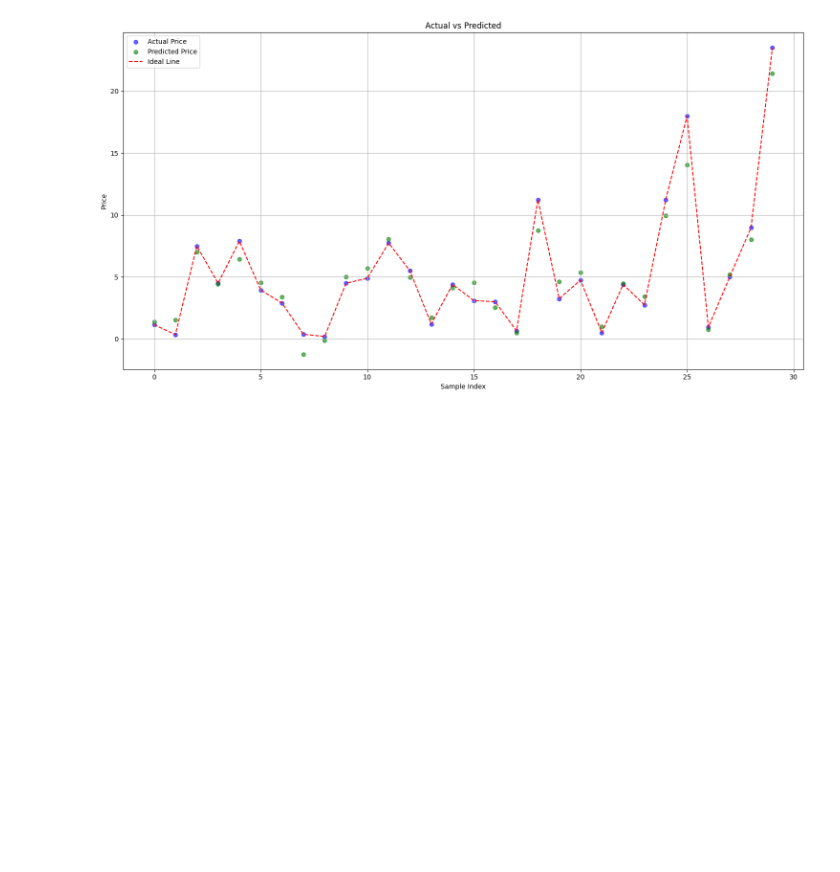
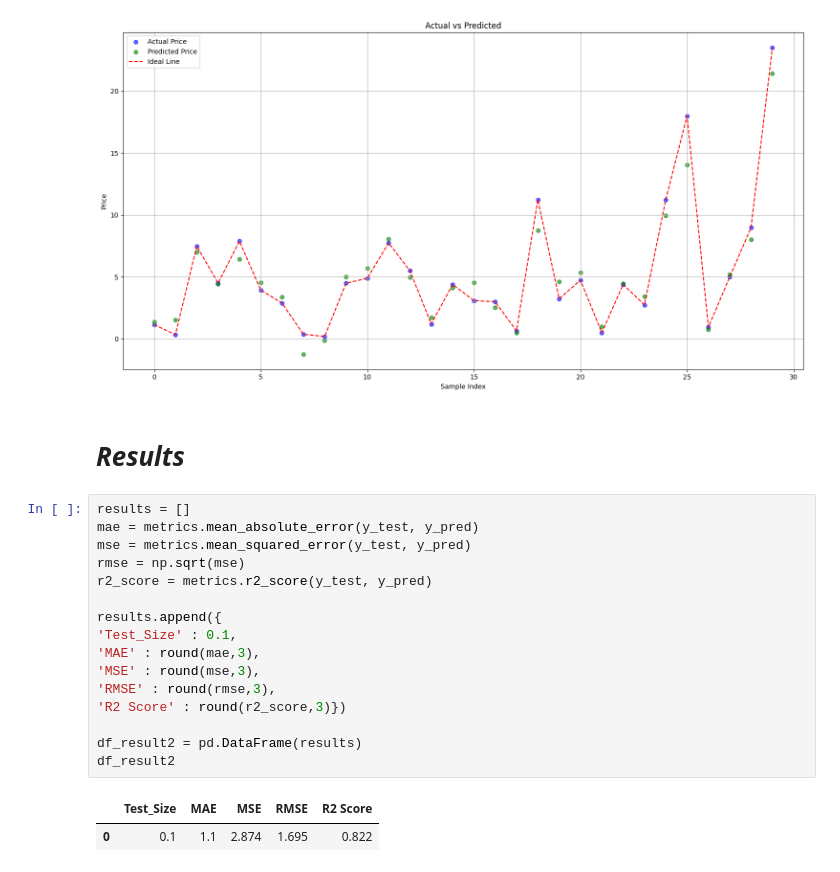
Before and after one commit to pouyarahdan/Regression-Model-Project, a Jupyter notebook: Linear-Regression-Project.ipynb, the cells around one changed output. Cells and saved outputs as stored; diff of their text form; blank space fills up the shorter version.

```diff
--- a/Linear-Regression-Project.ipynb
+++ b/Linear-Regression-Project.ipynb
@@ -706,3 +706,24 @@ plt.tight_layout()
 plt.show()
 # %% [output]
 [figure]
+# %% [markdown]
+# **_Results_**
+# %%
+results = []
+mae = metrics.mean_absolute_error(y_test, y_pred)
+mse = metrics.mean_squared_error(y_test, y_pred)
+rmse = np.sqrt(mse)
+r2_score = metrics.r2_score(y_test, y_pred)
+
+results.append({
+'Test_Size' : 0.1,
+'MAE' : round(mae,3),
+'MSE' : round(mse,3),
+'RMSE' : round(rmse,3),
+'R2 Score' : round(r2_score,3)})
+
+df_result2 = pd.DataFrame(results)
+df_result2
+# %% [output]
+|  | Test_Size | MAE | MSE | RMSE | R2 Score |
+| 0 | 0.1 | 1.1 | 2.874 | 1.695 | 0.822 |
```
Also changed, not shown: parts of 5 cells of this notebook.
